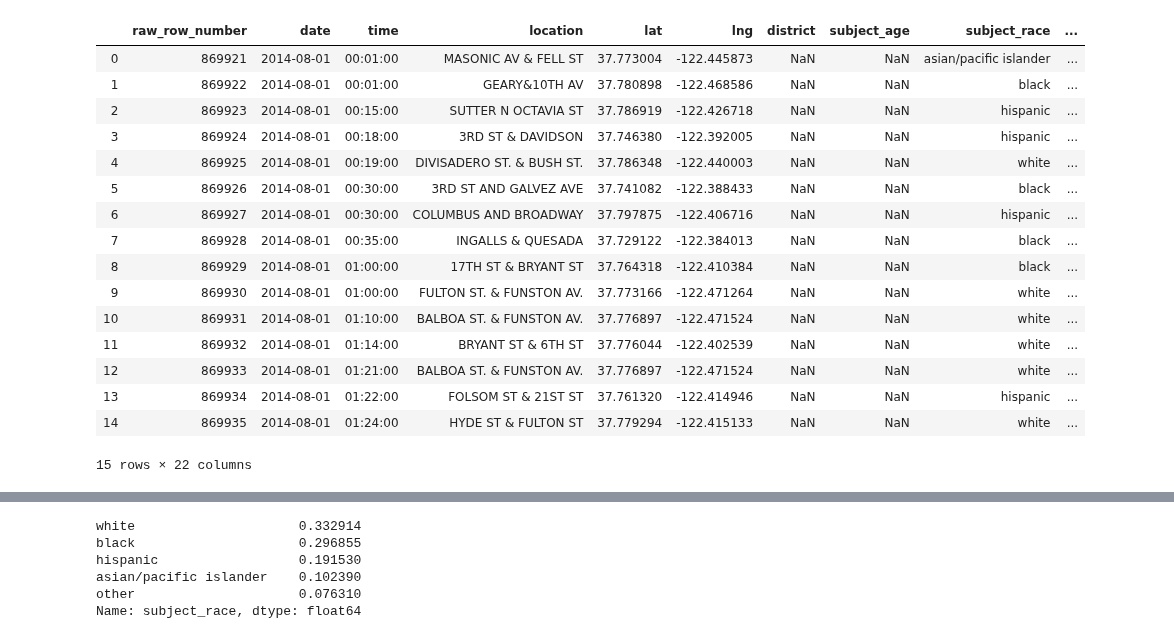
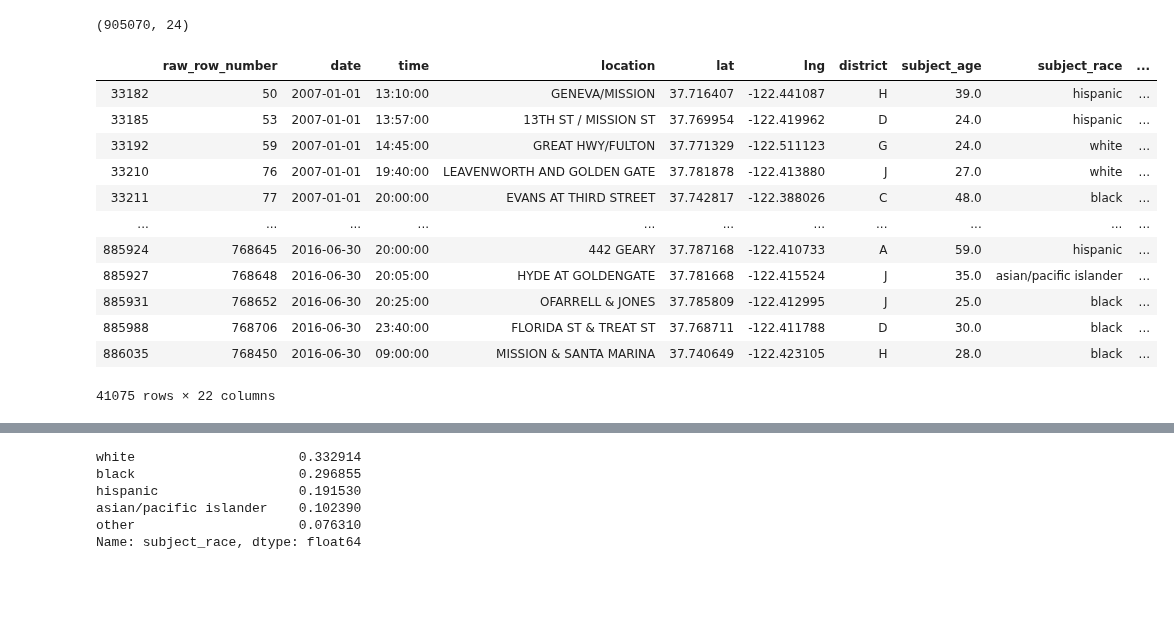
Before and after one commit to tahentx/pv_workbook, a Jupyter notebook: datascience/policing/sf_eda.ipynb, the cells around one changed output, grey strips where cells are left out. Saved outputs shown, nothing was run; the diff lists cells and outputs as text; code cells hidden in the pictures; blank space fills up the shorter version.

```diff
--- a/datascience/policing/sf_eda.ipynb
+++ b/datascience/policing/sf_eda.ipynb
@@ -3,22 +9,22 @@ import pandas as pd
 # %%
 sf = pd.read_csv('ca_san_francisco_2020_04_01.csv')
-# %%
-sf.head(15)
-# %% [output]
-|  | raw_row_number | date | time | location | lat | lng | district | subject_age | subject_race | ... |
-| 0 | 869921 | 2014-08-01 | 00:01:00 | MASONIC AV & FELL ST | 37.773004 | -122.445873 | NaN | NaN | asian/pacific islander | ... |
-| 1 | 869922 | 2014-08-01 | 00:01:00 | GEARY&10TH AV | 37.780898 | -122.468586 | NaN | NaN | black | ... |
-| 2 | 869923 | 2014-08-01 | 00:15:00 | SUTTER N OCTAVIA ST | 37.786919 | -122.426718 | NaN | NaN | hispanic | ... |
-| 3 | 869924 | 2014-08-01 | 00:18:00 | 3RD ST & DAVIDSON | 37.746380 | -122.392005 | NaN | NaN | hispanic | ... |
-| 4 | 869925 | 2014-08-01 | 00:19:00 | DIVISADERO ST. & BUSH ST. | 37.786348 | -122.440003 | NaN | NaN | white | ... |
-| 5 | 869926 | 2014-08-01 | 00:30:00 | 3RD ST AND GALVEZ AVE | 37.741082 | -122.388433 | NaN | NaN | black | ... |
-| 6 | 869927 | 2014-08-01 | 00:30:00 | COLUMBUS AND BROADWAY | 37.797875 | -122.406716 | NaN | NaN | hispanic | ... |
-| 7 | 869928 | 2014-08-01 | 00:35:00 | INGALLS & QUESADA | 37.729122 | -122.384013 | NaN | NaN | black | ... |
-| 8 | 869929 | 2014-08-01 | 01:00:00 | 17TH ST & BRYANT ST | 37.764318 | -122.410384 | NaN | NaN | black | ... |
-| 9 | 869930 | 2014-08-01 | 01:00:00 | FULTON ST. & FUNSTON AV. | 37.773166 | -122.471264 | NaN | NaN | white | ... |
-| 10 | 869931 | 2014-08-01 | 01:10:00 | BALBOA ST. & FUNSTON AV. | 37.776897 | -122.471524 | NaN | NaN | white | ... |
-| 11 | 869932 | 2014-08-01 | 01:14:00 | BRYANT ST & 6TH ST | 37.776044 | -122.402539 | NaN | NaN | white | ... |
-| 12 | 869933 | 2014-08-01 | 01:21:00 | BALBOA ST. & FUNSTON AV. | 37.776897 | -122.471524 | NaN | NaN | white | ... |
-| 13 | 869934 | 2014-08-01 | 01:22:00 | FOLSOM ST & 21ST ST | 37.761320 | -122.414946 | NaN | NaN | hispanic | ... |
-| 14 | 869935 | 2014-08-01 | 01:24:00 | HYDE ST & FULTON ST | 37.779294 | -122.415133 | NaN | NaN | white | ... |
-15 rows × 22 columns
+# %%
+sf.shape
+# %% [output]
+(905070, 24)
+# %%
+sf.dropna(how='any')
+# %% [output]
+|  | raw_row_number | date | time | location | lat | lng | district | subject_age | subject_race | ... |
+| 33182 | 50 | 2007-01-01 | 13:10:00 | GENEVA/MISSION | 37.716407 | -122.441087 | H | 39.0 | hispanic | ... |
+| 33185 | 53 | 2007-01-01 | 13:57:00 | 13TH ST / MISSION ST | 37.769954 | -122.419962 | D | 24.0 | hispanic | ... |
+| 33192 | 59 | 2007-01-01 | 14:45:00 | GREAT HWY/FULTON | 37.771329 | -122.511123 | G | 24.0 | white | ... |
+| 33210 | 76 | 2007-01-01 | 19:40:00 | LEAVENWORTH AND GOLDEN GATE | 37.781878 | -122.413880 | J | 27.0 | white | ... |
+| 33211 | 77 | 2007-01-01 | 20:00:00 | EVANS AT THIRD STREET | 37.742817 | -122.388026 | C | 48.0 | black | ... |
+| ... | ... | ... | ... | ... | ... | ... | ... | ... | ... | ... |
+| 885924 | 768645 | 2016-06-30 | 20:00:00 | 442 GEARY | 37.787168 | -122.410733 | A | 59.0 | hispanic | ... |
+| 885927 | 768648 | 2016-06-30 | 20:05:00 | HYDE AT GOLDENGATE | 37.781668 | -122.415524 | J | 35.0 | asian/pacific islander | ... |
+| 885931 | 768652 | 2016-06-30 | 20:25:00 | OFARRELL & JONES | 37.785809 | -122.412995 | J | 25.0 | black | ... |
+| 885988 | 768706 | 2016-06-30 | 23:40:00 | FLORIDA ST & TREAT ST | 37.768711 | -122.411788 | D | 30.0 | black | ... |
+| 886035 | 768450 | 2016-06-30 | 09:00:00 | MISSION & SANTA MARINA | 37.740649 | -122.423105 | H | 28.0 | black | ... |
+41075 rows × 22 columns
```
Also changed, not shown: parts of 18 cells of this notebook.
